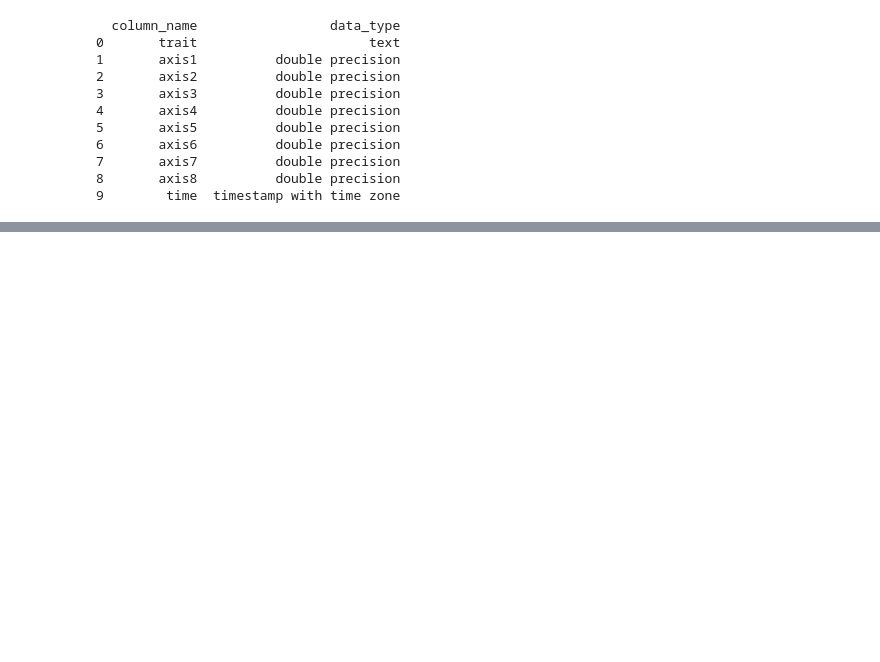
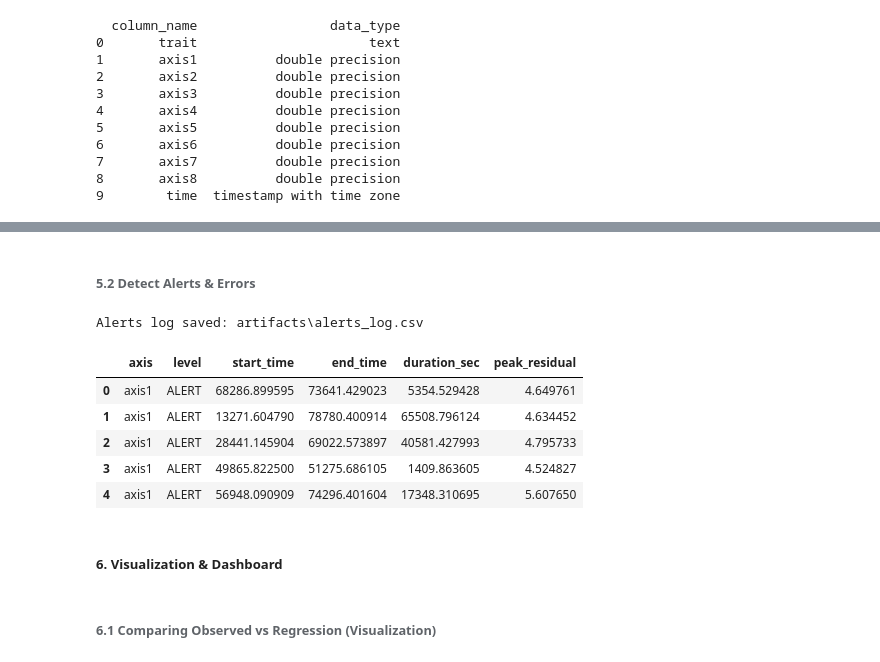
Before and after one commit to Albrightmaduka9053136/lab_1_streaming_data_for_predictive_maintenance_with_linear_regression, a Jupyter notebook: albright_lab_1.ipynb, the cells around one changed output, grey strips where cells are left out. Drawn from its saved outputs; the diff is of its cells as text; code cells hidden in the pictures; blank space fills up the shorter version.

```diff
--- a/albright_lab_1.ipynb
+++ b/albright_lab_1.ipynb
@@ -112,0 +410,80 @@ Data exported to original_training_data.csv
+# %% [markdown]
+###### 5.2 Detect Alerts & Errors
+# %%
+# This function finds continuous runs of True values in a condition
+# 1st function: find_runs
+def find_runs(time_series, mask_bool, min_sec):
+    # converts the true/false values into 1s and 0s
+    arr = mask_bool.to_numpy().astype(int)
+
+    # where np.diff checks where the values change
+    # where it goes from 0 to 1 or 1 to o ie a run starts or end
+    change = np.diff(arr, prepend=0)
+    starts = np.where(change == 1)[0] # where the condition changes from False to True
+    ends   = np.where(change == -1)[0] - 1 # where the condition changes from True to False
+    if mask_bool.iloc[-1]:
+        ends = np.append(ends, len(mask_bool)-1)
+
+
+    events = [] # list to store events
+    for s, e in zip(starts, ends):
+        dur = float(time_series.iloc[e] - time_series.iloc[s])
+        # only keep it if the run lasted for at least min_sec seconds.
+        if dur >= min_sec:
+            events.append((s, e, dur)) # where s is the start index, e is the end index, dur is the duration in seconds
+    return events
+
+# 2nd function: log_axis_events
+# This function logs events for a given axis based on residual thresholds
+# This function checks for alerts and errors events and records them in details
+def log_axis_events(df, axis, MinC, MaxC, Tsec):
+    # Get the residuals for the axis and the time column
+    resid = df[f"{axis}_resid"]
+    time_series = df["__time_s"]
+
+    # start an empty list to collects all the events for this axis
+    rows = []
+
+    # checks for alerts and errors using the minimum and maximum thresholds conditions
+    for level, cond in [("ALERT", resid >= MinC), ("ERROR", resid >= MaxC)]:
+        for s, e, dur in find_runs(time_series, cond, Tsec):
+            # Take residuals during the runs (from start to end).
+            seg = resid.iloc[s:e+1]
+
+            # Records one event row using axis, level, start_time, end_time, duration_sec, peak_residual
+            rows.append({
+                "axis": axis, # The axis being analyzed
+                "level": level, # ALERT or ERROR
+                "start_time": float(time_series.iloc[s]),
+                "end_time": float(time_series.iloc[e]),
+                "duration_sec": dur,
+                "peak_residual": float(seg.max())
+            })
+    return rows # Return list of event rows
+
+# Apply across all axes
+# Convert the thresholds DataFrame into a dictionary so you can quickly look up MinC, MaxC, T_seconds for each axis.
+thr = thresholds.set_index("axis").to_dict(orient="index")
+# loops through all axes: in these way grabs its thresholds, runs the log_axis_events function, and collects all the events into log_rows
+log_rows = []
+for axis in axis_cols:
+    a = thr[axis]
+    log_rows += log_axis_events(test_resid, axis, a["MinC"], a["MaxC"], a["T_seconds"])
+
+# Save alerts log
+alerts_log = pd.DataFrame(log_rows)
+alerts_log.to_csv(OUT_DIR / "alerts_log.csv", index=False)
+print("Alerts log saved:", OUT_DIR / "alerts_log.csv")
+display(alerts_log.head())
+# %% [output]
+Alerts log saved: artifacts\alerts_log.csv
+|  | axis | level | start_time | end_time | duration_sec | peak_residual |
+| 0 | axis1 | ALERT | 68286.899595 | 73641.429023 | 5354.529428 | 4.649761 |
+| 1 | axis1 | ALERT | 13271.604790 | 78780.400914 | 65508.796124 | 4.634452 |
+| 2 | axis1 | ALERT | 28441.145904 | 69022.573897 | 40581.427993 | 4.795733 |
+| 3 | axis1 | ALERT | 49865.822500 | 51275.686105 | 1409.863605 | 4.524827 |
+| 4 | axis1 | ALERT | 56948.090909 | 74296.401604 | 17348.310695 | 5.607650 |
+# %% [markdown]
+##### 6. Visualization & Dashboard
+# %% [markdown]
+###### 6.1 Comparing Observed vs Regression (Visualization)
```
Also changed, not shown: parts of 39 cells of this notebook, 36 other files.
